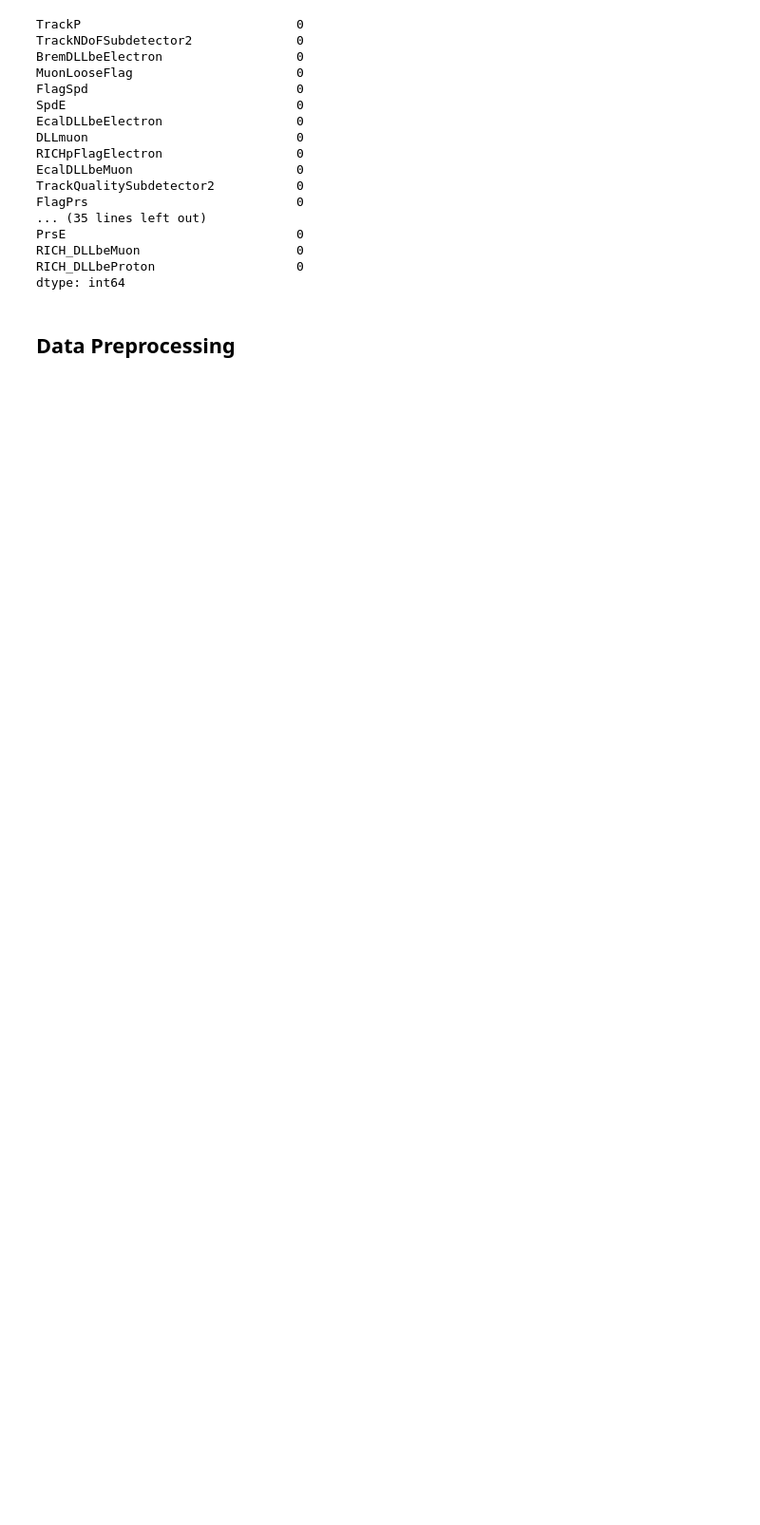
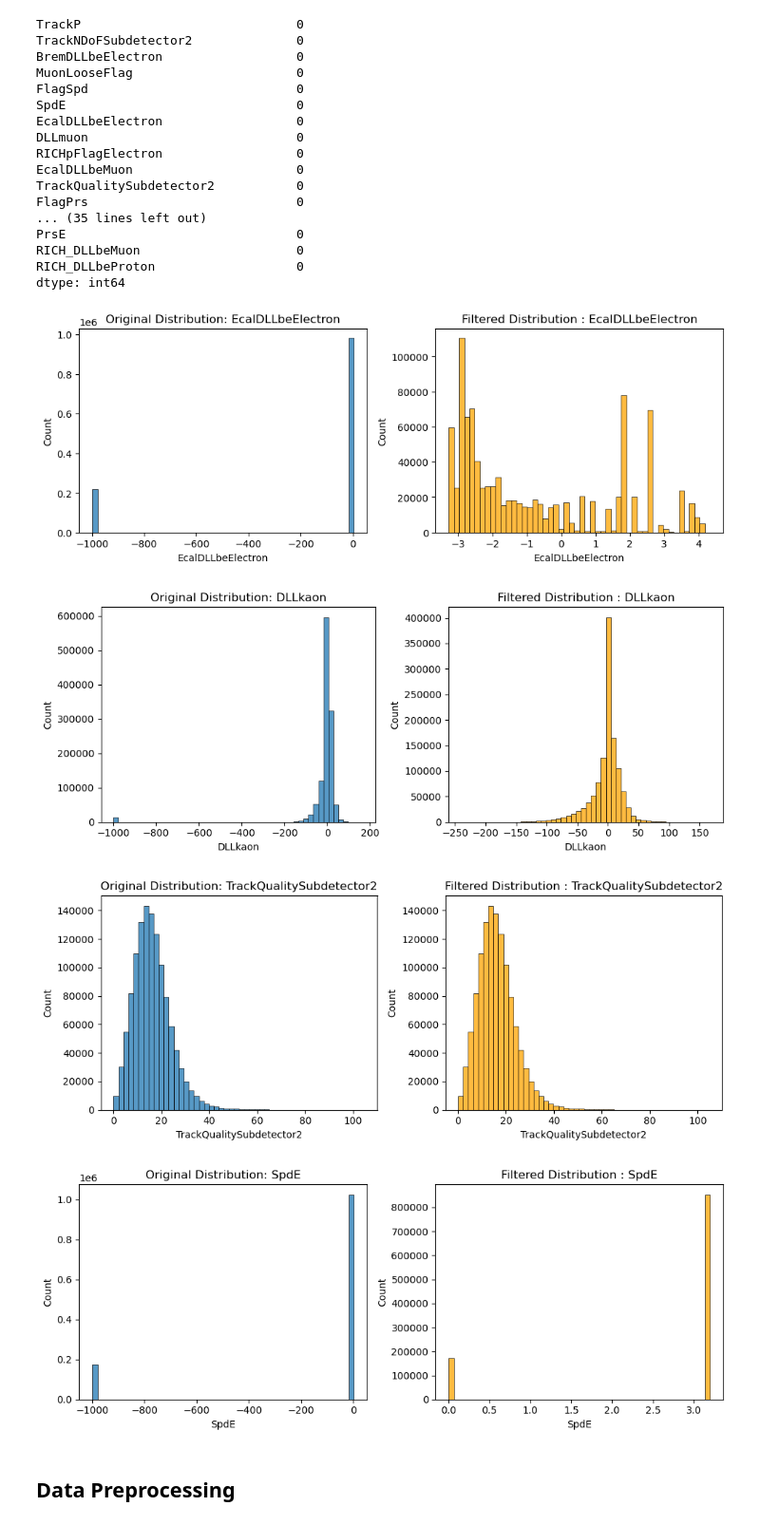
Before and after one commit to Jongseok103/UOS-Assignments, a Jupyter notebook: BigDataPhysic/DHCb_Classification_main.ipynb, the cells around one changed output. Shown at 95% size. Drawn from its saved outputs; the diff is of its cells as text; code cells hidden in the pictures; blank space fills up the shorter version.

```diff
--- a/BigDataPhysic/DHCb_Classification_main.ipynb
+++ b/BigDataPhysic/DHCb_Classification_main.ipynb
@@ -146,5 +250,29 @@ PrsE                               0
 RICH_DLLbeMuon                     0
 RICH_DLLbeProton                   0
 dtype: int64
+# %%
+# 결측치 제거 전 후 특정 피처 분포 비교
+feature_name = 'EcalDLLbeElectron', 'DLLkaon', 'TrackQualitySubdetector2', 'SpdE'
+
+for feature_name in feature_name:
+
+    fig, axes = plt.subplots(1, 2, figsize=(10, 4))
+
+    # 원본 데이터
+    sns.histplot(df[feature_name], bins=50, ax=axes[0])
+    axes[0].set_title(f'Original Distribution: {feature_name}')
+
+    # 결측치 제외 데이터
+    sns.histplot(df_nan[feature_name].dropna(), bins=50, ax=axes[1], color='orange')
+    axes[1].set_title(f'Filtered Distribution : {feature_name}')
+
+    plt.tight_layout()
+
+plt.show()
+# %% [output]
+[figure, added]
+[figure, added]
+[figure, added]
+[figure, added]
 # %% [markdown]
 ## Data Preprocessing
```
Also changed, not shown: parts of 29 cells of this notebook, 2 other files.
